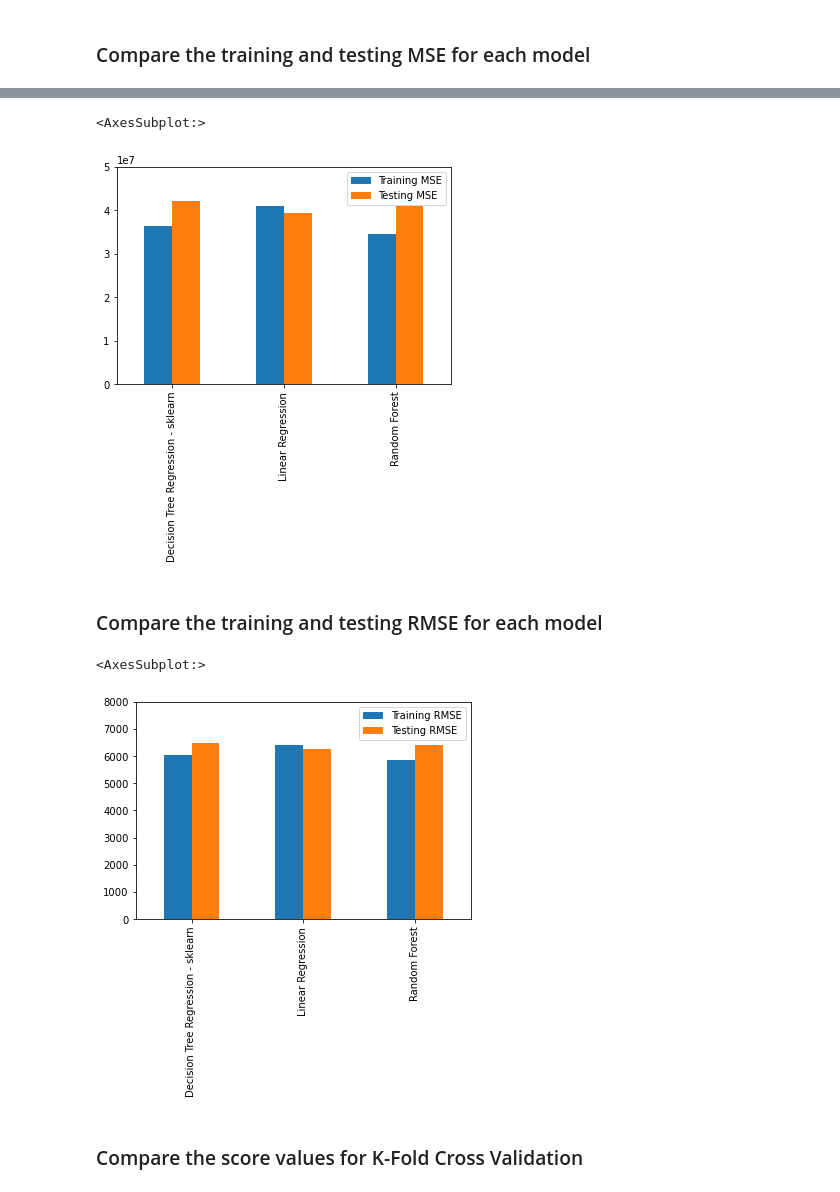
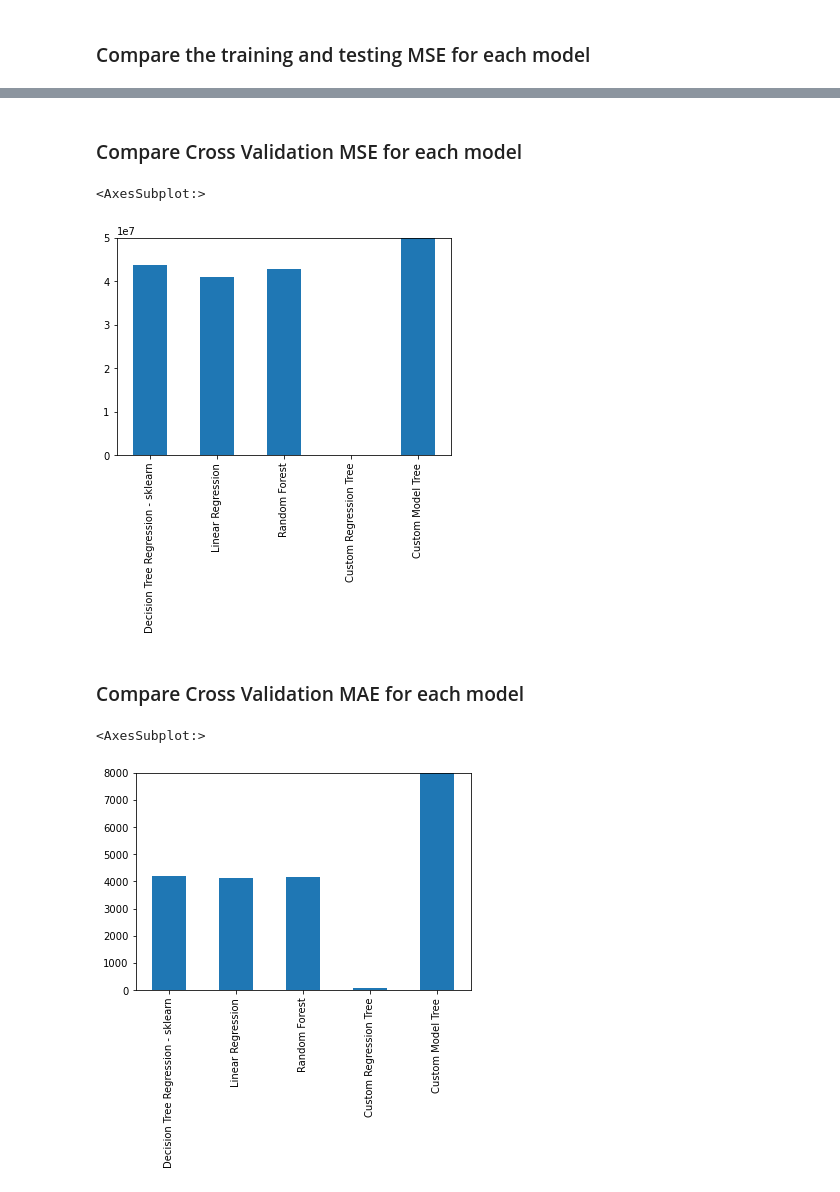
Before and after one commit to andreibrasoveanu97/ML-Regression, a Jupyter notebook: ML Ex2 Medical Cost Personal Dataset.ipynb, the cells around one changed output, grey strips where cells are left out. Cells and saved outputs as stored; diff of their text form; code cells hidden in the pictures.

```diff
--- a/ML Ex2 Medical Cost Personal Dataset.ipynb
+++ b/ML Ex2 Medical Cost Personal Dataset.ipynb
@@ -190,6 +190,8 @@ The above plots help us to visualize the data distribution for every feature
 We drop the column region since it seems not to have much influence on the dependent variable
 # %%
 df.drop(["region"], axis=1, inplace=True)
+df.drop(["sex"], axis=1, inplace=True)
+df.drop(["children"], axis=1, inplace=True)
 # %%
 # Graph showing the min and maximum charges
 count, bin_edges = np.histogram(df['charges'])
@@ -409,12 +740,15 @@ from sklearn.model_selection import cross_val_predict
 
 # cross validation for sklearn Regression Tree
 rg_cv_pred = cross_val_predict(rg, x, y, cv=cv)
-rg_cv = r2_score(y, rg_cv_pred)
+rg_cv_mse = mean_squared_error(y, rg_cv_pred)
+rg_cv_mae = mean_absolute_error(y, rg_cv_pred)
 
 # cross validation for sklearn Linear Regression
 lr_cv_pred = cross_val_predict(lr, x, y, cv=cv)
-lr_cv = r2_score(y, lr_cv_pred)
+lr_cv_mse = mean_squared_error(y, lr_cv_pred)
+lr_cv_mae = mean_absolute_error(y, lr_cv_pred)
 
 # cross validation for sklearn Random Forest
 rf_cv_pred = cross_val_predict(rf, x, y, cv=cv)
-rf_cv = r2_score(y, rf_cv_pred)
+rf_cv_mse = mean_squared_error(y, rf_cv_pred)
+rf_cv_mae = mean_absolute_error(y, rf_cv_pred)
@@ -430,30 +830,32 @@ testing_R2  = [rg_r2_test, lr_r2_test, rf_r2_test]
 training_AR2 = [rg_ar2_train, lr_ar2_train, rf_ar2_train]
 testing_AR2  = [rg_ar2_test, lr_ar2_test, rf_ar2_test]
 
-training_MSE = [rg_mse_train, lr_mse_train, rf_mse_train]
-testing_MSE = [rg_mse_test, lr_mse_test, rf_mse_test]
+training_MSE = [rg_mse_train, lr_mse_train, rf_mse_train,crg_mse_train,cm_mse_train]
+testing_MSE = [rg_mse_test, lr_mse_test, rf_mse_test,crg_mse_test,cm_mse_test]
 
 training_RMSE = [rg_rmse_train, lr_rmse_train, rf_rmse_train]
 testing_RMSE = [rg_rmse_test, lr_rmse_test, rf_rmse_test]
 
-training_MAE = [rg_mae_train, lr_mae_train, rf_mae_train]
-testing_MAE = [rg_mae_test, lr_mae_test, rf_mae_test]
+training_MAE = [rg_mae_train, lr_mae_train, rf_mae_train,crg_mae_train,cm_mae_train]
+testing_MAE = [rg_mae_test, lr_mae_test, rf_mae_test,crg_mae_test,cm_mae_test]
 
-cv_accuracies = [rg_cv, lr_cv, rf_cv]
+cv_MSE = [rg_cv_mse, lr_cv_mse, rf_cv_mse,crg_cv_mse,cm_cv_mse]
+cv_MAE = [rg_cv_mae, lr_cv_mae, rf_cv_mae,crg_cv_mae,cm_cv_mae]
 
 parameters = ["max_depth=5", "fit_intercept=False", "n_estimators=400, max_depth=5"]
 
-table_data = { "Parameters": parameters,
-                  "Training R2": training_R2,
-                  "Testing R2": testing_R2,
-                  "Training AR2": training_AR2,
-                  "Testing AR2": testing_AR2,
+table_data = {
                   "Training MSE": training_MSE,
                   "Testing MSE": testing_MSE,
-                  "Training RMSE": training_RMSE,
-                  "Testing RMSE": testing_RMSE,
-                  "K-Fold Score": cv_accuracies}
-model_names = ["Decision Tree Regression - sklearn", "Linear Regression", "Random Forest"]
+                  "Training MAE": training_MAE,
+                  "Testing MAE": testing_MAE,
+                  "Cross Validation MSE (5 Fold)": cv_MSE,
+                  "Cross Validation MAE (5 Fold)": cv_MAE}
+model_names = ["Decision Tree Regression - sklearn",
+               "Linear Regression",
+               "Random Forest",
+               "Custom Regression Tree",
+               "Custom Model Tree"]
 
 table_dataframe = pd.DataFrame(data=table_data, index=model_names)
 table_dataframe
@@ -481,14 +883,14 @@ table_dataframe.iloc[:, 3:5].plot(kind="bar", ylim=[0.0, 1.0])
+# %% [markdown]
+ ### Compare Cross Validation MSE for each model
 # %%
-table_dataframe.iloc[:, 5:7].plot(kind="bar", ylim=[0, 50000000])
+table_dataframe.iloc[:, 4].plot(kind="bar", ylim=[0, 50000000])
 # %% [output]
 <AxesSubplot:>
-[figure, old version]
+[figure, new version]
 # %% [markdown]
- ### Compare the training and testing RMSE for each model
+### Compare Cross Validation MAE for each model
 # %%
-table_dataframe.iloc[:, 7:9].plot(kind="bar", ylim=[0, 8000])
+table_dataframe.iloc[:, 5].plot(kind="bar", ylim=[0, 8000])
 # %% [output]
 <AxesSubplot:>
-[figure, old version]
+[figure, new version]
-# %% [markdown]
-### Compare the score values for K-Fold Cross Validation
```
Also changed, not shown: parts of 28 cells of this notebook.
